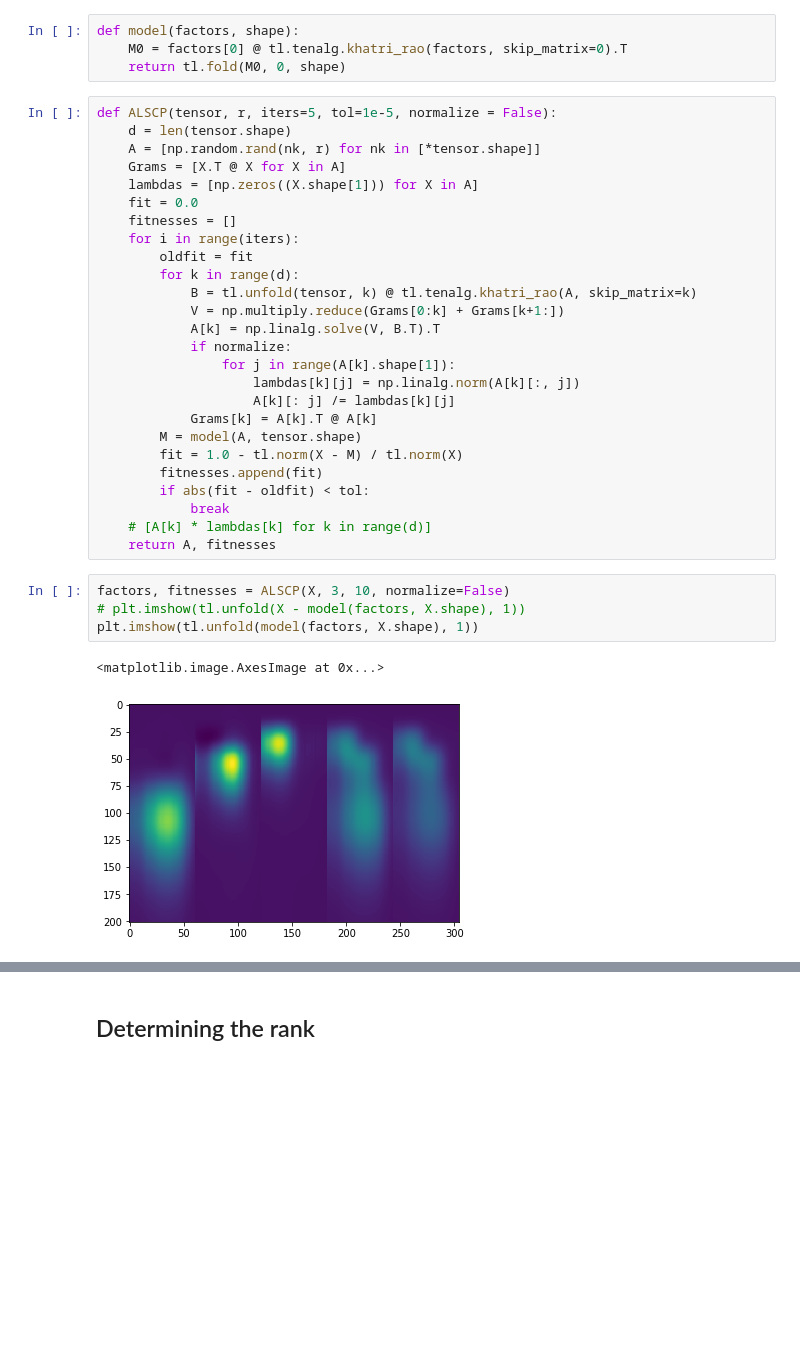
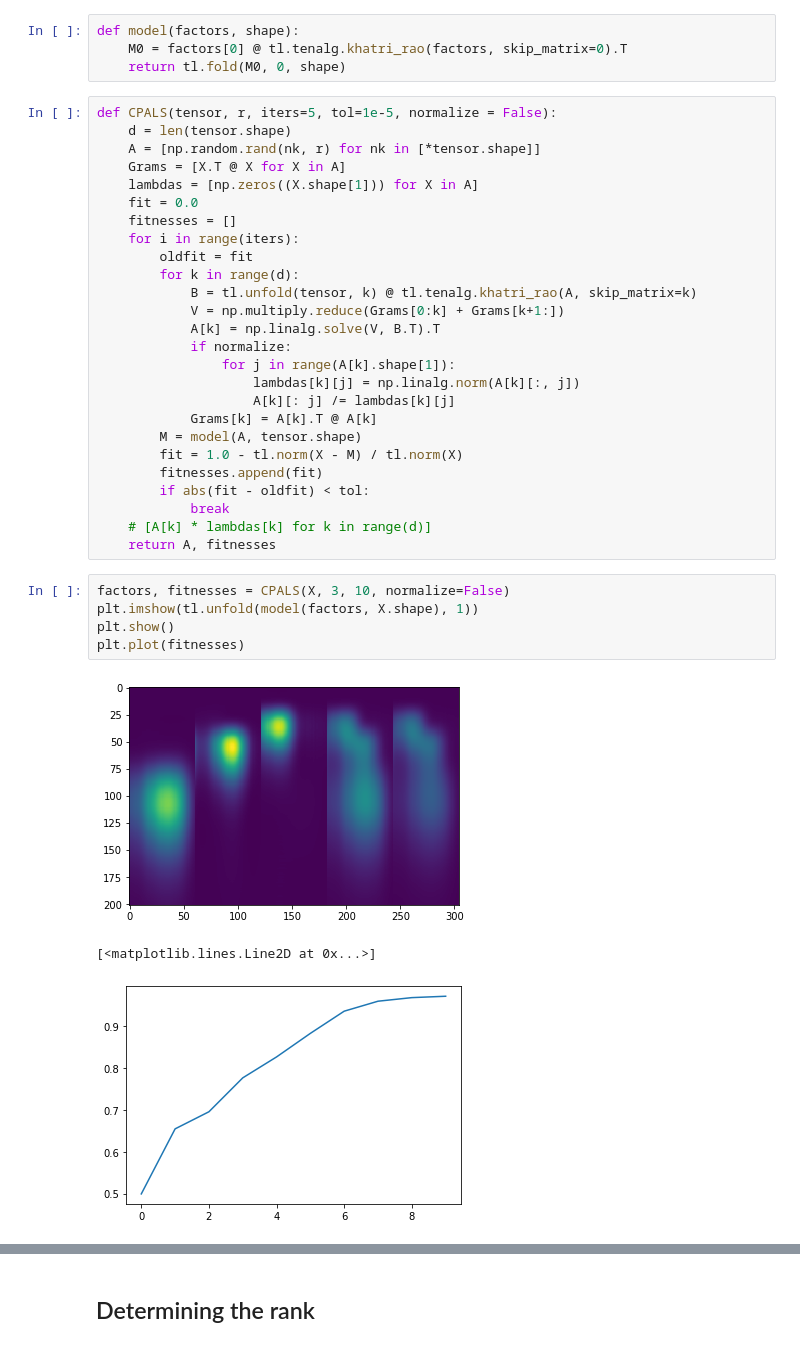
Before and after one commit to jwbuurlage/G2S3, a Jupyter notebook: tensors.ipynb, the cells around one changed output, grey strips where cells are left out. Saved outputs shown, nothing was run; the diff lists cells and outputs as text; blank space fills up the shorter version.

```diff
--- a/tensors.ipynb
+++ b/tensors.ipynb
@@ -33,7 +36,7 @@ def model(factors, shape):
     M0 = factors[0] @ tl.tenalg.khatri_rao(factors, skip_matrix=0).T
     return tl.fold(M0, 0, shape)
 # %%
-def ALSCP(tensor, r, iters=5, tol=1e-5, normalize = False):
+def CPALS(tensor, r, iters=5, tol=1e-5, normalize = False):
     d = len(tensor.shape)
     A = [np.random.rand(nk, r) for nk in [*tensor.shape]]
     Grams = [X.T @ X for X in A]
@@ -59,9 +62,11 @@ def ALSCP(tensor, r, iters=5, tol=1e-5, normalize = False):
     # [A[k] * lambdas[k] for k in range(d)]
     return A, fitnesses
 # %%
-factors, fitnesses = ALSCP(X, 3, 10, normalize=False)
-# plt.imshow(tl.unfold(X - model(factors, X.shape), 1))
+factors, fitnesses = CPALS(X, 3, 10, normalize=False)
 plt.imshow(tl.unfold(model(factors, X.shape), 1))
+plt.show()
+plt.plot(fitnesses)
 # %% [output]
+[figure]
-<matplotlib.image.AxesImage at 0x...>
+[<matplotlib.lines.Line2D at 0x...>]
-[figure]
+[figure, added]
```
Also changed, not shown: parts of 23 cells of this notebook, 1 other file.
